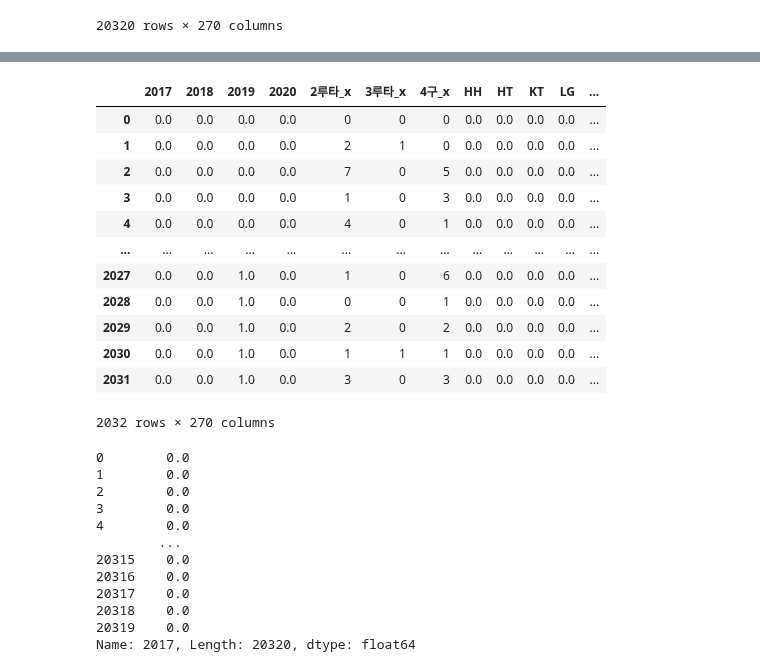
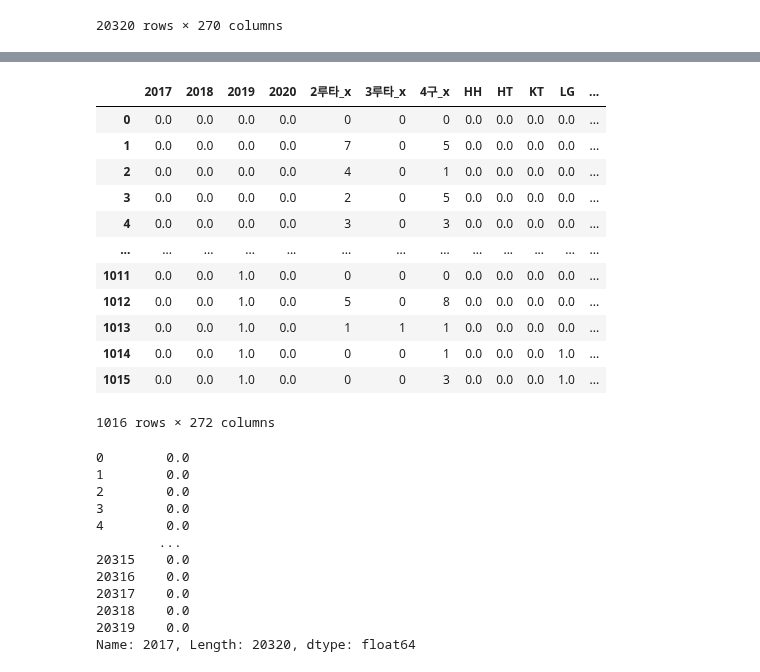
Before and after one commit to seonghunYang/big_contest2020, a Jupyter notebook: Untitled0.ipynb, the cells around one changed output, grey strips where cells are left out. Drawn from its saved outputs; the diff is of its cells as text; code cells hidden in the pictures.

Commit message:
decoder input 만들기

```diff
--- a/Untitled0.ipynb
+++ b/Untitled0.ipynb
@@ -101,0 +139,3 @@ lstm_inputs
+# %%
+vs_r_team_match = matchup_numbering(vs_r_team)
+vs_r_team_match
@@ -102,8 +156,11 @@ lstm_inputs
+# %%
+vs_r_team_match = vs_r_team_match.reset_index()
+del vs_r_team_match['index']
 # %%
 idx_list = []
-for idx in range(0, len(vs_r_team), 1):
-  row = vs_r_team.iloc[idx]
-  previous = vs_r_team[(vs_r_team['일자'] < row['일자']) & (vs_r_team['팀코드'] == row['팀코드'] ) & (vs_r_team['상대팀코드'] == row['상대팀코드']) & (vs_r_team['시즌'] == row['시즌'])].tail(10)
+for idx in range(0, len(vs_r_team_match), 1):
+  row = vs_r_team_match.iloc[idx]
+  previous = vs_r_team_match[(vs_r_team_match['일자'] < row['일자']) & (vs_r_team_match['팀코드'] == row['팀코드'] ) & (vs_r_team_match['상대팀코드'] == row['상대팀코드']) & (vs_r_team_match['시즌'] == row['시즌'])].tail(10)
   if len(previous) < 10:
     continue
   idx_list.append(idx)
@@ -110,22 +187,23 @@ for idx in range(0, len(vs_r_team), 1):
 # %%
-decoder_outputs = vs_r_team.iloc[idx_list]
+decoder_outputs = vs_r_team_match.iloc[idx_list]
+decoder_outputs = decoder_outputs[decoder_outputs['초말'] == 1]
 decoder_outputs = decoder_outputs.reset_index()
 del decoder_outputs['index']
 decoder_outputs
 # %% [output]
 |  | 2017 | 2018 | 2019 | 2020 | 2루타_x | 3루타_x | 4구_x | HH | HT | KT | LG | ... |
 | 0 | 0.0 | 0.0 | 0.0 | 0.0 | 0 | 0 | 0 | 0.0 | 0.0 | 0.0 | 0.0 | ... |
-| 1 | 0.0 | 0.0 | 0.0 | 0.0 | 2 | 1 | 0 | 0.0 | 0.0 | 0.0 | 0.0 | ... |
-| 2 | 0.0 | 0.0 | 0.0 | 0.0 | 7 | 0 | 5 | 0.0 | 0.0 | 0.0 | 0.0 | ... |
-| 3 | 0.0 | 0.0 | 0.0 | 0.0 | 1 | 0 | 3 | 0.0 | 0.0 | 0.0 | 0.0 | ... |
-| 4 | 0.0 | 0.0 | 0.0 | 0.0 | 4 | 0 | 1 | 0.0 | 0.0 | 0.0 | 0.0 | ... |
+| 1 | 0.0 | 0.0 | 0.0 | 0.0 | 7 | 0 | 5 | 0.0 | 0.0 | 0.0 | 0.0 | ... |
+| 2 | 0.0 | 0.0 | 0.0 | 0.0 | 4 | 0 | 1 | 0.0 | 0.0 | 0.0 | 0.0 | ... |
+| 3 | 0.0 | 0.0 | 0.0 | 0.0 | 2 | 0 | 5 | 0.0 | 0.0 | 0.0 | 0.0 | ... |
+| 4 | 0.0 | 0.0 | 0.0 | 0.0 | 3 | 0 | 3 | 0.0 | 0.0 | 0.0 | 0.0 | ... |
 | ... | ... | ... | ... | ... | ... | ... | ... | ... | ... | ... | ... | ... |
-| 2027 | 0.0 | 0.0 | 1.0 | 0.0 | 1 | 0 | 6 | 0.0 | 0.0 | 0.0 | 0.0 | ... |
-| 2028 | 0.0 | 0.0 | 1.0 | 0.0 | 0 | 0 | 1 | 0.0 | 0.0 | 0.0 | 0.0 | ... |
-| 2029 | 0.0 | 0.0 | 1.0 | 0.0 | 2 | 0 | 2 | 0.0 | 0.0 | 0.0 | 0.0 | ... |
-| 2030 | 0.0 | 0.0 | 1.0 | 0.0 | 1 | 1 | 1 | 0.0 | 0.0 | 0.0 | 0.0 | ... |
-| 2031 | 0.0 | 0.0 | 1.0 | 0.0 | 3 | 0 | 3 | 0.0 | 0.0 | 0.0 | 0.0 | ... |
+| 1011 | 0.0 | 0.0 | 1.0 | 0.0 | 0 | 0 | 0 | 0.0 | 0.0 | 0.0 | 0.0 | ... |
+| 1012 | 0.0 | 0.0 | 1.0 | 0.0 | 5 | 0 | 8 | 0.0 | 0.0 | 0.0 | 0.0 | ... |
+| 1013 | 0.0 | 0.0 | 1.0 | 0.0 | 1 | 1 | 1 | 0.0 | 0.0 | 0.0 | 0.0 | ... |
+| 1014 | 0.0 | 0.0 | 1.0 | 0.0 | 0 | 0 | 1 | 0.0 | 0.0 | 0.0 | 1.0 | ... |
+| 1015 | 0.0 | 0.0 | 1.0 | 0.0 | 0 | 0 | 3 | 0.0 | 0.0 | 0.0 | 1.0 | ... |
-2032 rows × 270 columns
+1016 rows × 272 columns
 # %%
 encoder_list1 = []
 encoder_list2 = []
```
Also changed, not shown: parts of 4 cells of this notebook.
